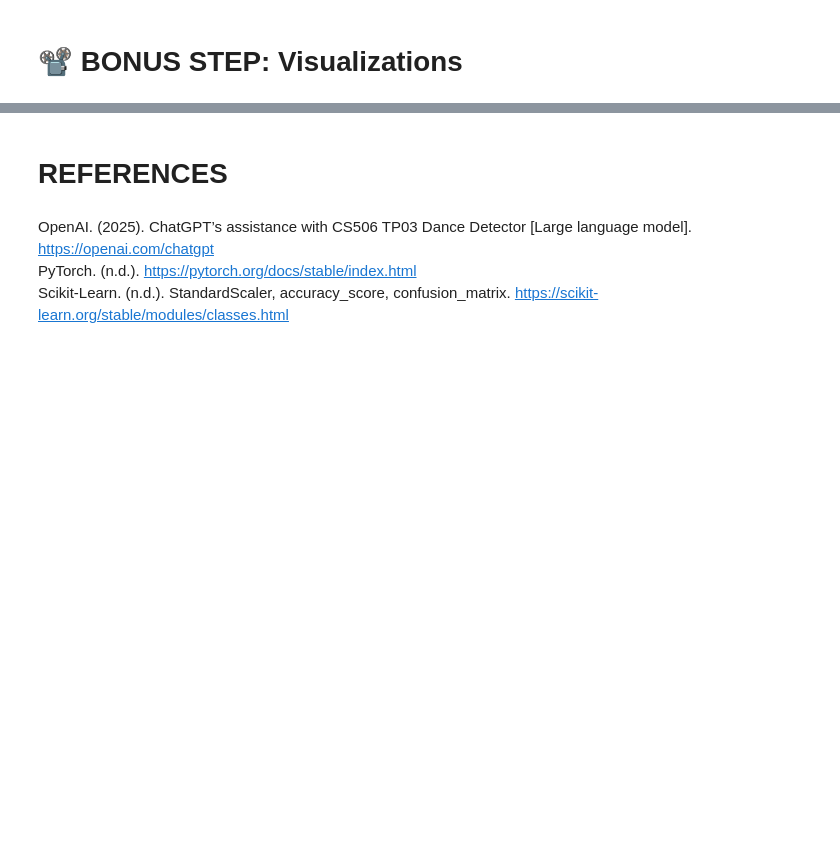
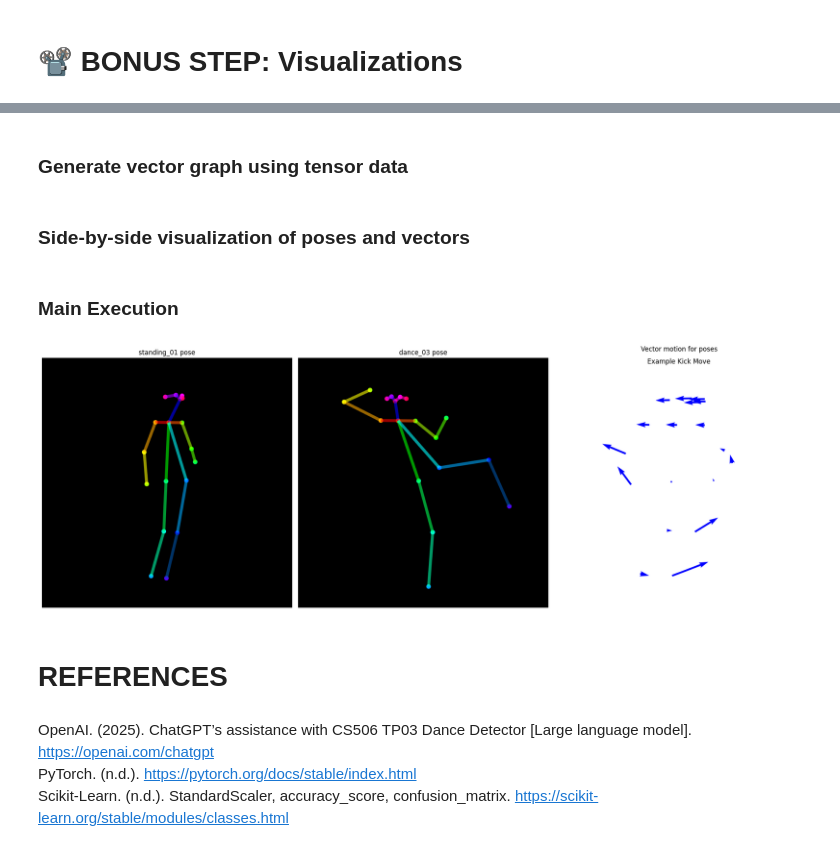
Before and after one commit to HiromiCota/CS506_TeamProject, a Jupyter notebook: sub3_dancemoves.ipynb, the cells around one changed output, grey strips where cells are left out. Drawn from its saved outputs; the diff is of its cells as text; code cells hidden in the pictures; blank space fills up the shorter version.

Commit message:
Improved pose visualization by integrating PyTorch tensors for efficient computations and clear tutorial alignment (Hiromi's original Bonus Step visualization enhancement).

```diff
--- a/sub3_dancemoves.ipynb
+++ b/sub3_dancemoves.ipynb
@@ -300,0 +235,5 @@ plt.show()
+# %%
+def calculate_vectors_tensor(pose1, pose2):
+    return pose2 - pose1
+# %% [markdown]
+### Generate vector graph using tensor data
@@ -301,3 +268,46 @@ plt.show()
+# %% [markdown]
+### Side-by-side visualization of poses and vectors
+# %%
+def visualize_side_by_side(img1_path, img2_path, vector_img, pose1_label, pose2_label):
+    img1 = plt.imread(img1_path)
+    img2 = plt.imread(img2_path)
+
+    fig, axarr = plt.subplots(1, 3, figsize=(20, 8))
+
+    axarr[0].imshow(img1)
+    axarr[0].set_title(pose1_label)
+    axarr[0].axis('off')
+
+    axarr[1].imshow(img2)
+    axarr[1].set_title(pose2_label)
+    axarr[1].axis('off')
+
+    axarr[2].imshow(vector_img)
+    axarr[2].set_title("Vector motion for poses")
+    axarr[2].axis('off')
+
+    plt.tight_layout()
+    plt.show()
+# %% [markdown]
+### Main Execution
+# %%
+pose1_tensor = read_pose_tensor("standing_01.json")
+pose2_tensor = read_pose_tensor("dance_03.json")
+
+movement_tensor = calculate_vectors_tensor(pose1_tensor, pose2_tensor)
+
+vector_img = generate_vector_graph_tensor(pose1_tensor, movement_tensor, "Example Kick Move")
+
+img_dir = Path("submission1/post_images")
+visualize_side_by_side(
+    img_dir / "standing_01.png",
+    img_dir / "dance_03.png",
+    vector_img,
+    "standing_01 pose",
+    "dance_03 pose"
+)
+# %% [output]
+[figure, added]
 # %% [markdown]
 # REFERENCES
 # %% [markdown]
```
Also changed, not shown: parts of 9 cells of this notebook, 5 other files.
